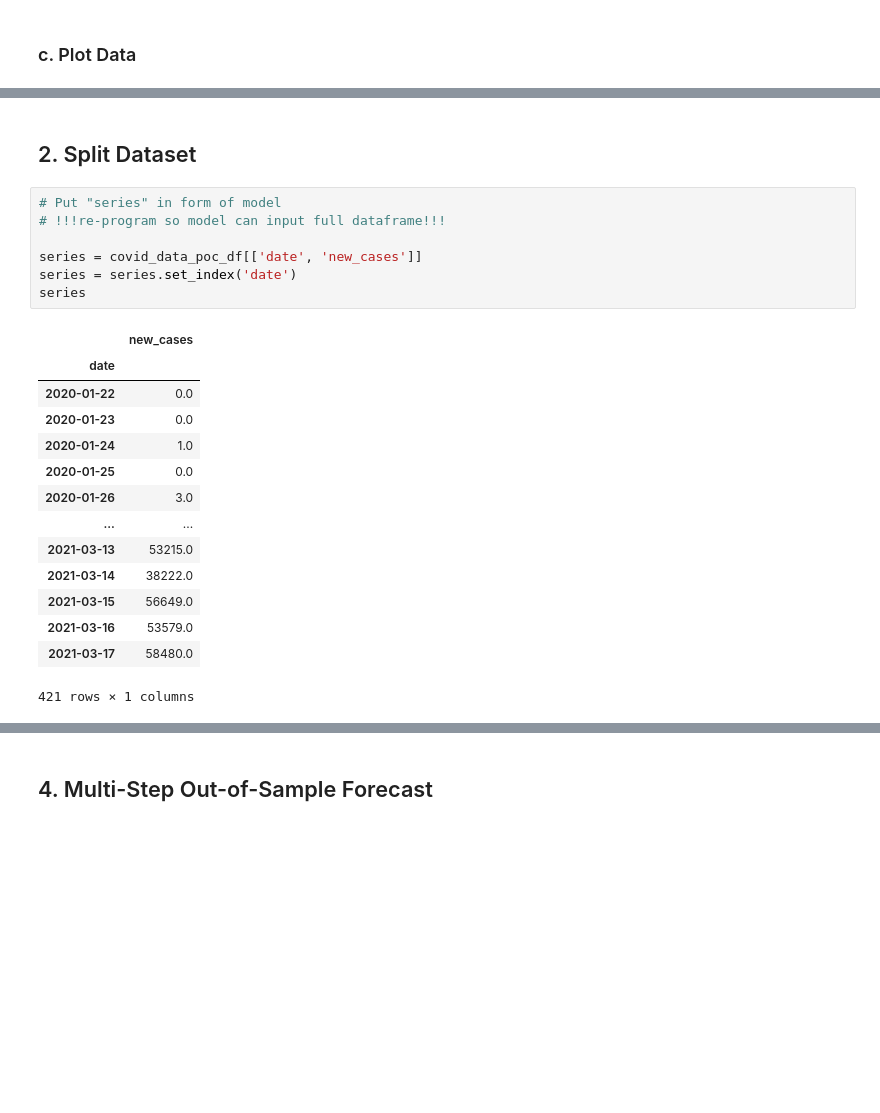
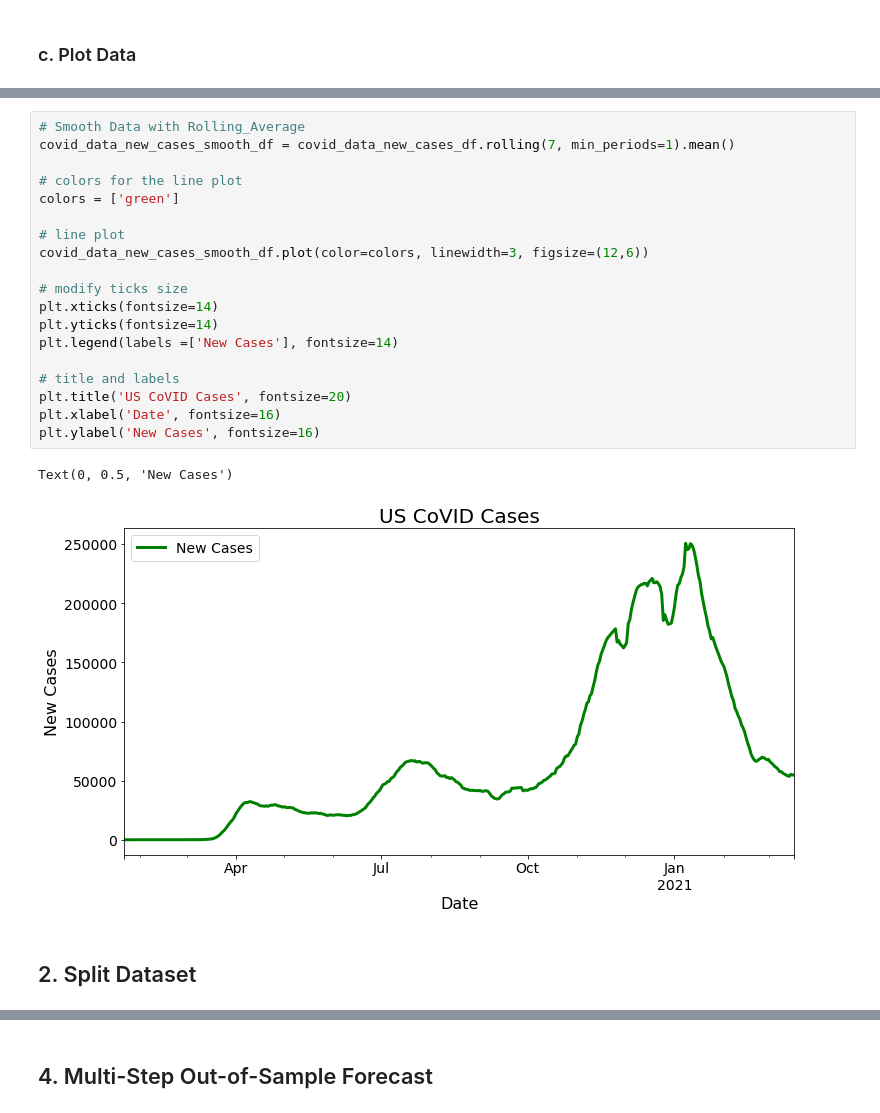
Before and after one commit to luke-c-newell/Final_Project, a Jupyter notebook: Provisional_ML_Model_Week1.ipynb, the cells around one changed output, grey strips where cells are left out. Drawn from its saved outputs; the diff is of its cells as text; blank space fills up the shorter version.

```diff
--- a/Provisional_ML_Model_Week1.ipynb
+++ b/Provisional_ML_Model_Week1.ipynb
@@ -167,27 +173,27 @@ plt.legend()
+# %%
+# Smooth Data with Rolling_Average
+covid_data_new_cases_smooth_df = covid_data_new_cases_df.rolling(7, min_periods=1).mean()
+
+# colors for the line plot
+colors = ['green']
+
+# line plot
+covid_data_new_cases_smooth_df.plot(color=colors, linewidth=3, figsize=(12,6))
+
+# modify ticks size
+plt.xticks(fontsize=14)
+plt.yticks(fontsize=14)
+plt.legend(labels =['New Cases'], fontsize=14)
+
+# title and labels
+plt.title('US CoVID Cases', fontsize=20)
+plt.xlabel('Date', fontsize=16)
+plt.ylabel('New Cases', fontsize=16)
+# %% [output]
+Text(0, 0.5, 'New Cases')
+[figure, added]
 # %% [markdown]
 ## 2. Split Dataset
-# %%
-# Put "series" in form of model
-# !!!re-program so model can input full dataframe!!!
-
-series = covid_data_poc_df[['date', 'new_cases']]
-series = series.set_index('date')
-series
-# %% [output]
-|  | new_cases |
-| date |  |
-| 2020-01-22 | 0.0 |
-| 2020-01-23 | 0.0 |
-| 2020-01-24 | 1.0 |
-| 2020-01-25 | 0.0 |
-| 2020-01-26 | 3.0 |
-| ... | ... |
-| 2021-03-13 | 53215.0 |
-| 2021-03-14 | 38222.0 |
-| 2021-03-15 | 56649.0 |
-| 2021-03-16 | 53579.0 |
-| 2021-03-17 | 58480.0 |
-421 rows × 1 columns
 # %%
 # Split it into the training and validation datasets,
 # and save them to files dataset.csv and validation.csv respectively.
```
Also changed, not shown: parts of 12 cells of this notebook.
